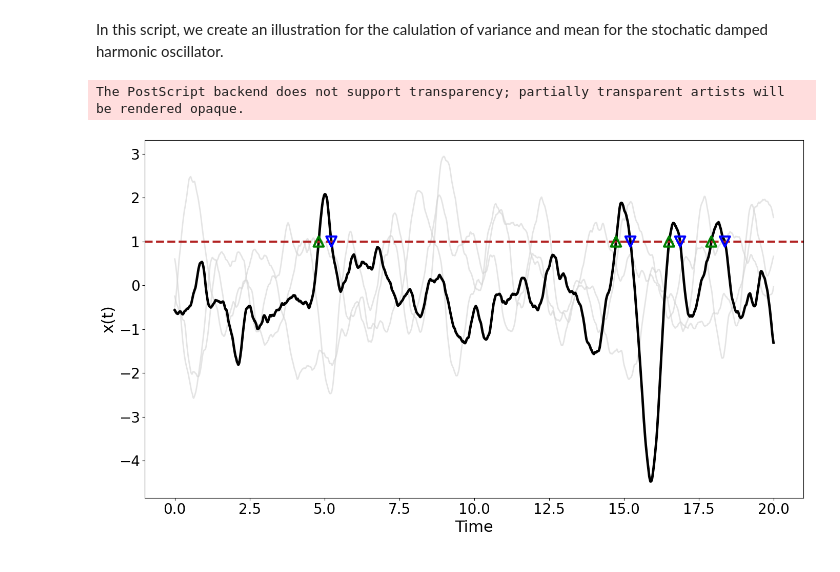
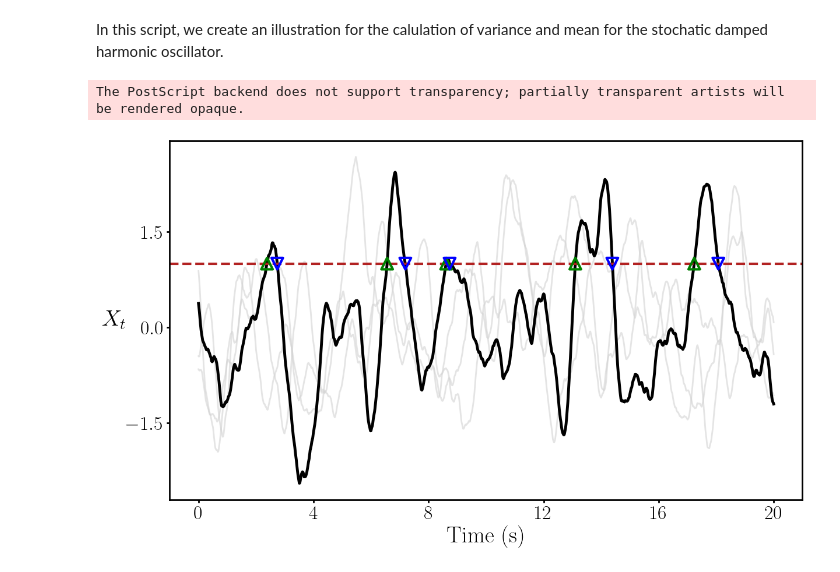
Before and after one commit to shivangrawat/gaussian-crossings, a Jupyter notebook: examples/fig1_illustration.ipynb, the cells around one changed output. Drawn from its saved outputs; the diff is of its cells as text; code cells hidden in the pictures.

Commit message:
made plotting script better

```diff
--- a/examples/fig1_illustration.ipynb
+++ b/examples/fig1_illustration.ipynb
@@ -11,6 +11,15 @@ import scipy.linalg
 import gaussian_crossings.utils as utils
 import gaussian_crossings.formula as formula
 import gaussian_crossings.process as process
+
+plt.rcParams.update({
+    "text.usetex": True,  # Enable LaTeX rendering
+    "font.family": "serif", # Use a serif font
+    "font.serif": ["Computer Modern Roman"], # Specify the font (classic LaTeX font)
+    # You might need to adjust the font paths or preamble depending on your setup
+    # "text.latex.preamble": r"\usepackage{amsmath}" # Example if you need math packages
+})
+# --
 # %%
 # Simulation parameters.
 T = 20.0                         # Total simulation time.
@@ -28,61 +37,86 @@ else:
 # define the level u
 u = 1.0
 # %%
-import matplotlib.pyplot as plt
-import numpy as np
+num_x_ticks = 6  # Desired number of ticks on the x-axis
+num_y_ticks = 5  # Desired number of ticks on the y-axis
+axis_label_fontsize = 28 # Fontsize for x and y labels
+tick_label_fontsize = 24 # Fontsize for tick labels
+tick_line_width = 2.0    # Thickness of tick lines
+spine_line_width = 2.0   # Thickness of plot border
 
 # Generate 5 background simulations and plot them in gray
 plt.figure(figsize=(14, 8))
+ax = plt.gca() # Get the current axes instance for easier manipulation
 
 num_bg_samples = 3
 for _ in range(num_bg_samples):
-    t, x_bg = utils.simulate_gaussian_process_fft(
+    t_bg, x_bg = utils.simulate_gaussian_process_fft( # Renamed t to t_bg to avoid reuse
         process.r_damped_harmonic_oscillator_noise, T, dt, temp=temp, omega0=omega0, zeta=zeta
     )
-    plt.plot(t, x_bg, color='lightgray', alpha=0.6, linewidth=2)
+    ax.plot(t_bg, x_bg, color='lightgray', alpha=0.6, linewidth=2)
 
 # Main trajectory
 t, x = utils.simulate_gaussian_process_fft(
     process.r_damped_harmonic_oscillator_noise, T, dt, temp=temp, omega0=omega0, zeta=zeta
 )
 times, directions = utils.crossing_times(x, t=t, threshold=u)
 
 # Plot the main trajectory with thicker line
-plt.plot(t, x, label='Main sample', color='black', linewidth=3.5)
+ax.plot(t, x, label='Main sample', color='black', linewidth=3.5) # Label kept for potential future use
 
 # Plot the threshold line
-plt.axhline(y=u, color='firebrick', linestyle='--', label='Threshold', linewidth=3)
+ax.axhline(y=u, color='firebrick', linestyle='--', label='Threshold', linewidth=3) # Label kept for potential future use
 
 # Upcrossings and downcrossings
 up_times = times[directions > 0]
 down_times = times[directions < 0]
 up_marker_height = u * np.ones_like(up_times)
 down_marker_height = u * np.ones_like(down_times)
 
 # Markers
-plt.scatter(up_times, up_marker_height, color='green', facecolors='none', edgecolors='green', linewidths=3, marker='^', s=200, label='Upcrossings', zorder=4)
-plt.scatter(down_times, down_marker_height, color='blue', facecolors='none', edgecolors='blue', marker='v', linewidths=3, s=200, label='Downcrossings', zorder=4)
+ax.scatter(up_times, up_marker_height, color='green', facecolors='none', edgecolors='green', linewidths=3, marker='^', s=200, label='Upcrossings', zorder=4) # Label kept
+ax.scatter(down_times, down_marker_height, color='blue', facecolors='none', edgecolors='blue', marker='v', linewidths=3, s=200, label='Downcrossings', zorder=4) # Label kept
 
-# Labels and title with larger fonts
-plt.xlabel('Time', fontsize=22)
-plt.ylabel('x(t)', fontsize=22)
-# plt.title('Gaussian Process with Upcrossings and Downcrossings', fontsize=22)
+# set number of ticks on x and y axes
+ax.xaxis.set_major_locator(plt.MaxNLocator(num_x_ticks))
+ax.yaxis.set_major_locator(plt.MaxNLocator(num_y_ticks))
 
-# Increase tick label font size
-plt.tick_params(axis='both', which='major', labelsize=20)
+
+# --- Labels and Appearance Adjustments ---
+# Labels with larger fonts (using LaTeX)
+ax.set_xlabel(r'Time (s)', fontsize=axis_label_fontsize)
+# Set Y label, rotate it horizontally, adjust padding and vertical alignment
+ax.set_ylabel(r'$X_t$', fontsize=axis_label_fontsize, rotation=0, va='center', labelpad=15)
+
+# Increase tick label font size AND make tick LINES thicker
+ax.tick_params(axis='both', which='major', labelsize=tick_label_fontsize, width=tick_line_width)
+# You can also adjust minor ticks if they are visible/enabled:
+# ax.tick_params(axis='both', which='minor', width=tick_line_width*0.6)
+
+# Make the plot border (spines) thicker
+ax.spines['top'].set_linewidth(spine_line_width)
+ax.spines['right'].set_linewidth(spine_line_width)
+ax.spines['bottom'].set_linewidth(spine_line_width)
+ax.spines['left'].set_linewidth(spine_line_width)
+# --- End Appearance Adjustments ---
+
+# --- Remove Legend ---
+# ax.legend(fontsize=18) # Legend is removed by commenting this out
+# --- End Remove Legend ---
 
 folder_loc = f'../figures/fig1'
 os.makedirs(folder_loc, exist_ok=True)
-file_name = f'trajectories'
+file_name = f'trajectories_latex_custom' # Changed filename slightly
 file_save_path = os.path.join(folder_loc, file_name)
 
-plt.savefig(f'{file_save_path}.png', bbox_inches='tight')
+# Important: bbox_inches='tight' is good practice, especially with LaTeX
+plt.savefig(f'{file_save_path}.png', bbox_inches='tight', dpi=300)
 plt.savefig(f'{file_save_path}.svg', format='svg', bbox_inches='tight', dpi=300)
 plt.savefig(f'{file_save_path}.eps', format='eps', bbox_inches='tight', dpi=300)
 
-# Layout
-plt.tight_layout()
+# Layout (often less critical when bbox_inches='tight' is used for saving)
+# plt.tight_layout() # Can sometimes conflict with LaTeX, try with/without if layout issues arise
 plt.show()
 # %% [output]
 The PostScript backend does not support transparency; partially transparent artists will be rendered opaque.
-[figure, old version]
+[figure, new version]
```
Also changed, not shown: 1 other file.
